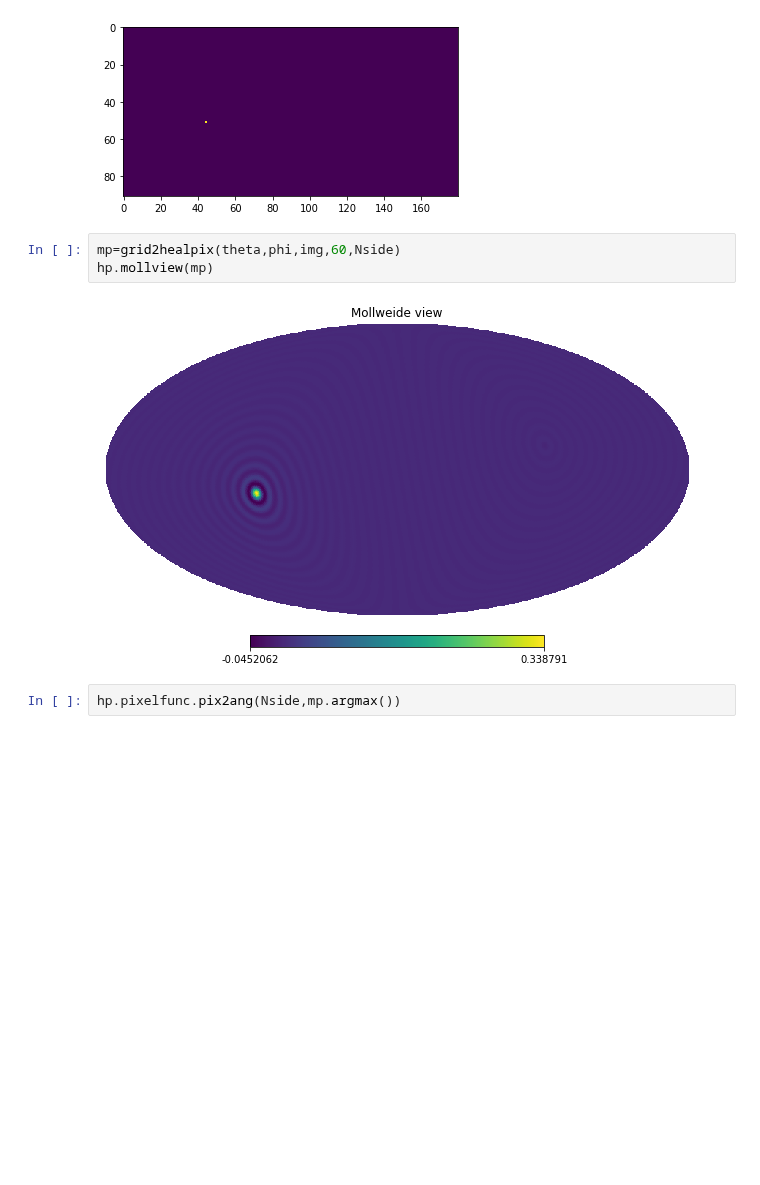
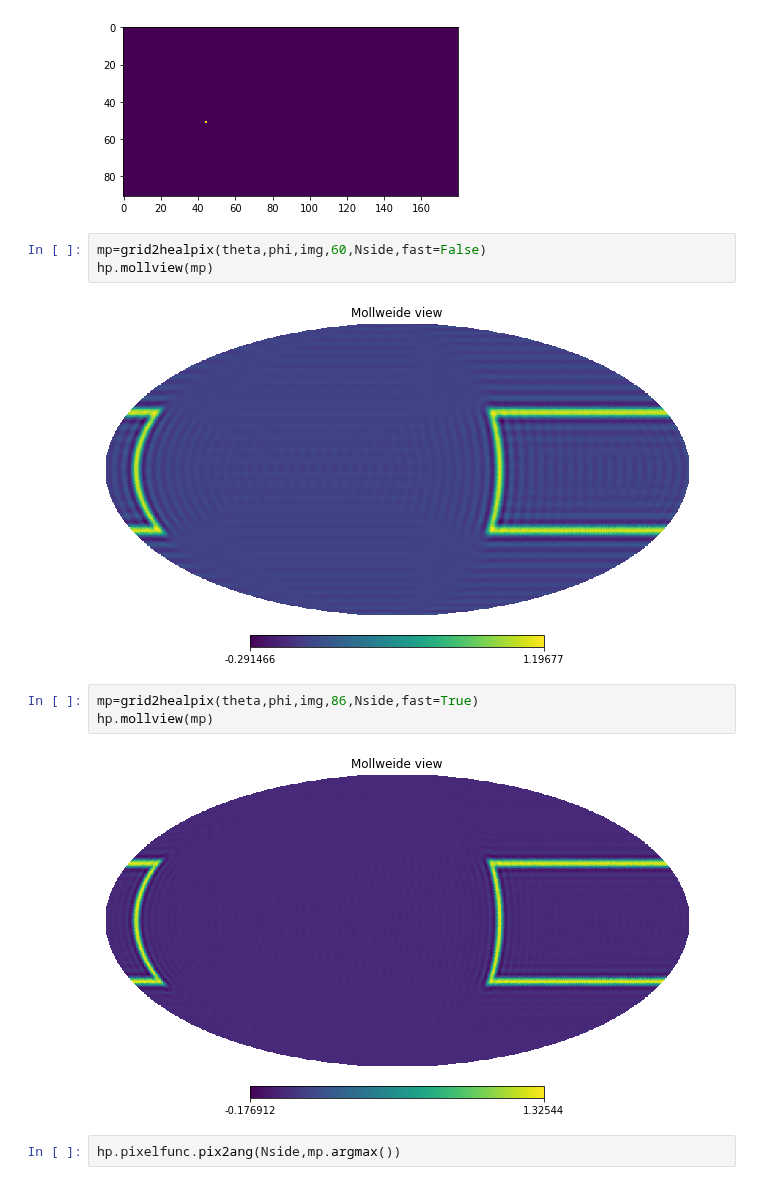
Before and after one commit to lusee-night/luseepy, a Jupyter notebook: notebooks/grid2healpix_demo.ipynb, the cells around one changed output. Saved outputs shown, nothing was run; the diff lists cells and outputs as text; blank space fills up the shorter version.

```diff
--- a/notebooks/grid2healpix_demo.ipynb
+++ b/notebooks/grid2healpix_demo.ipynb
@@ -18,10 +23,15 @@ Nside=128
 # %% [output]
 [figure]
 # %%
-mp=grid2healpix(theta,phi,img,60,Nside)
+mp=grid2healpix(theta,phi,img,60,Nside,fast=False)
 hp.mollview(mp)
 # %% [output]
-[figure, old version]
+[figure, new version]
+# %%
+mp=grid2healpix(theta,phi,img,86,Nside,fast=True)
+hp.mollview(mp)
+# %% [output]
+[figure, added]
 # %%
 hp.pixelfunc.pix2ang(Nside,mp.argmax())
 # %% [output]
```
Also changed, not shown: parts of 2 cells of this notebook, 4 other files.
